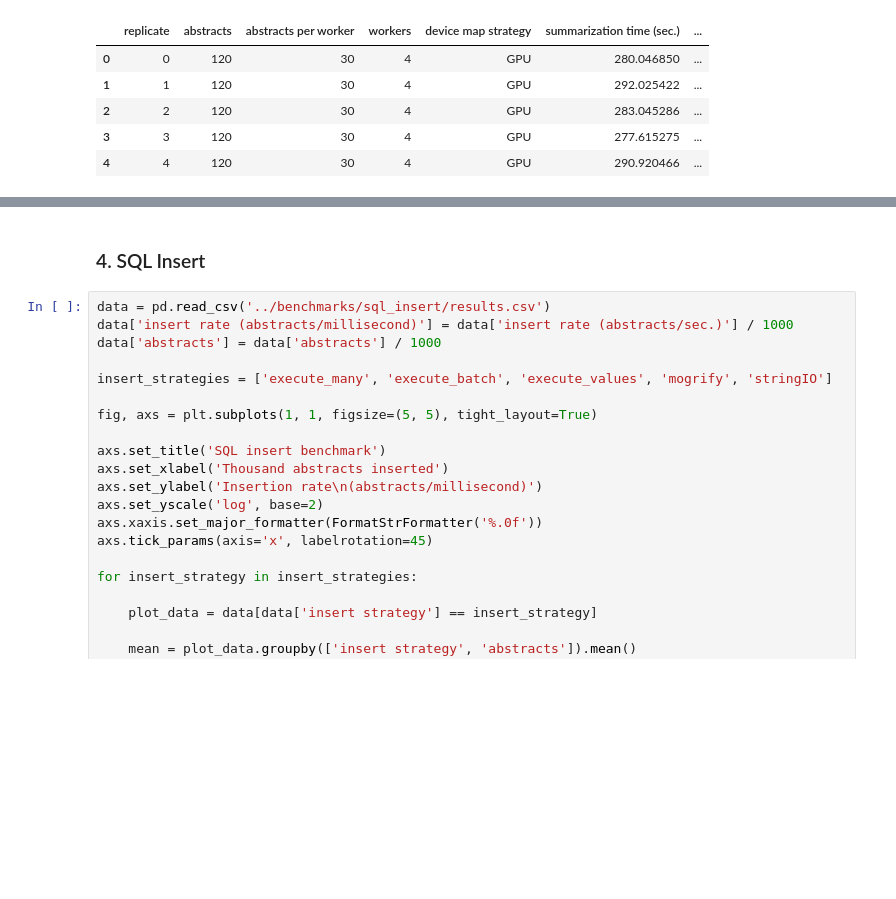
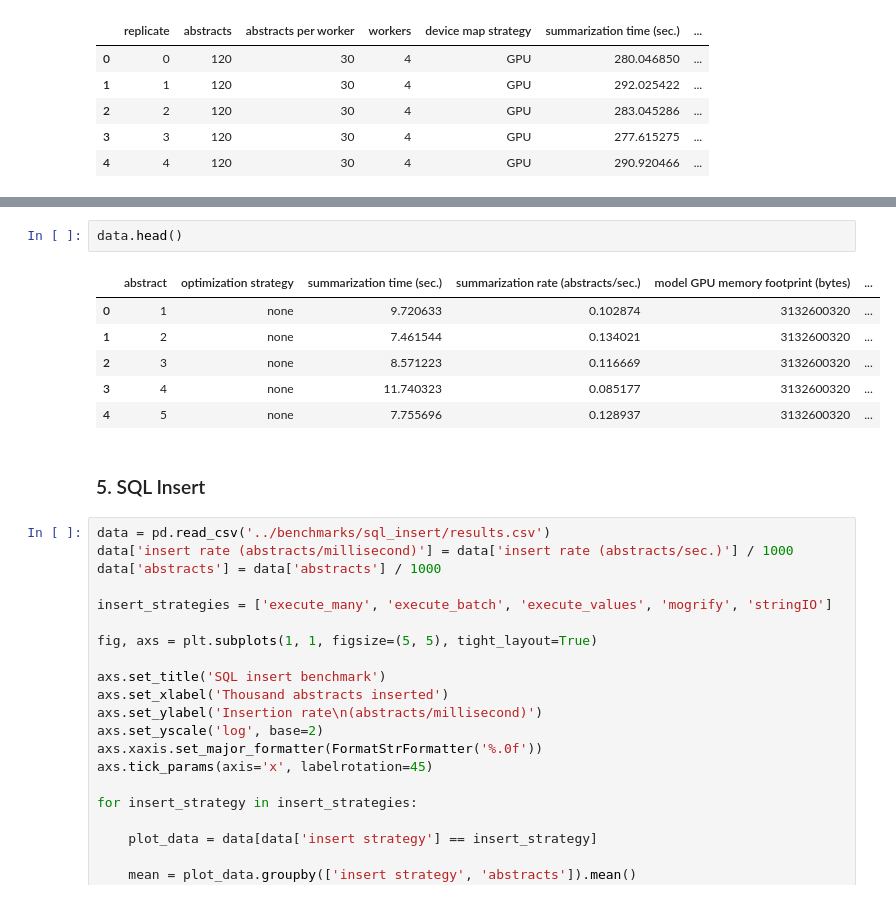
Before and after one commit to gperdrizet/PUBSUM, a Jupyter notebook: pubsum/notebooks/benchmarking_results.ipynb, the cells around one changed output, grey strips where cells are left out. Cells and saved outputs as stored; diff of their text form; blank space fills up the shorter version.

```diff
--- a/pubsum/notebooks/benchmarking_results.ipynb
+++ b/pubsum/notebooks/benchmarking_results.ipynb
@@ -125,5 +173,14 @@ data.head()
+# %%
+data.head()
+# %% [output]
+|  | abstract | optimization strategy | summarization time (sec.) | summarization rate (abstracts/sec.) | model GPU memory footprint (bytes) | ... |
+| 0 | 1 | none | 9.720633 | 0.102874 | 3132600320 | ... |
+| 1 | 2 | none | 7.461544 | 0.134021 | 3132600320 | ... |
+| 2 | 3 | none | 8.571223 | 0.116669 | 3132600320 | ... |
+| 3 | 4 | none | 11.740323 | 0.085177 | 3132600320 | ... |
+| 4 | 5 | none | 7.755696 | 0.128937 | 3132600320 | ... |
 # %% [markdown]
-### 4. SQL Insert
+### 5. SQL Insert
 # %%
 data = pd.read_csv('../benchmarks/sql_insert/results.csv')
 data['insert rate (abstracts/millisecond)'] = data['insert rate (abstracts/sec.)'] / 1000
```
Also changed, not shown: parts of 3 cells of this notebook, 3 other files.
